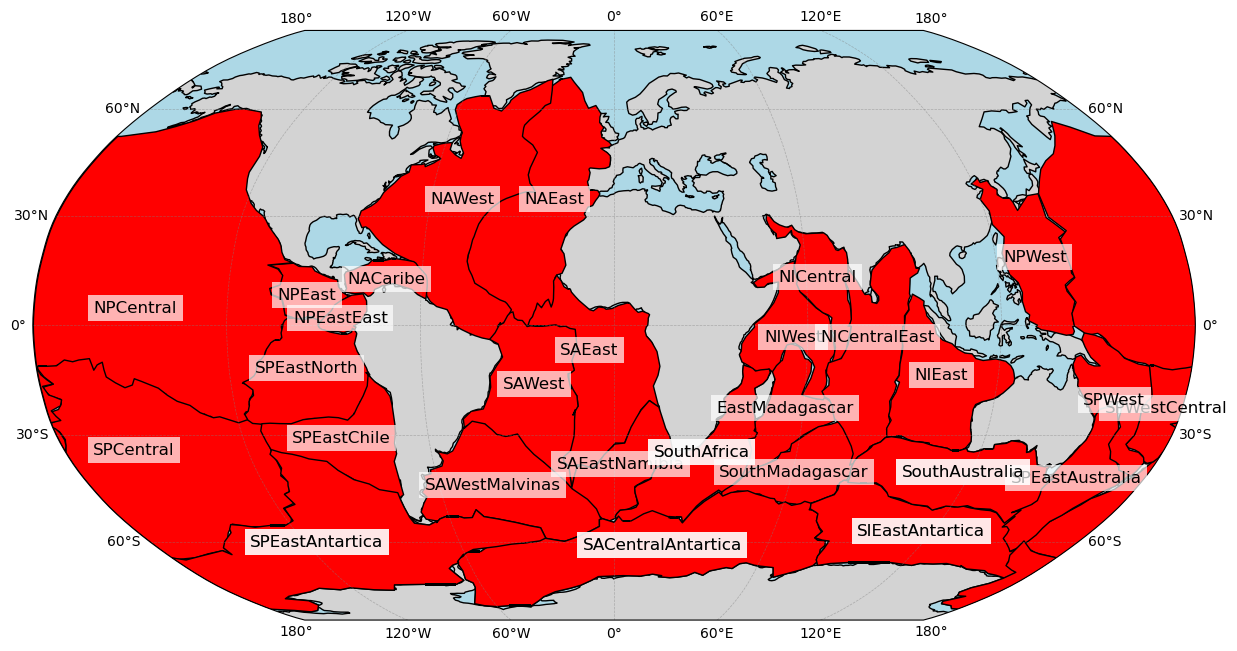
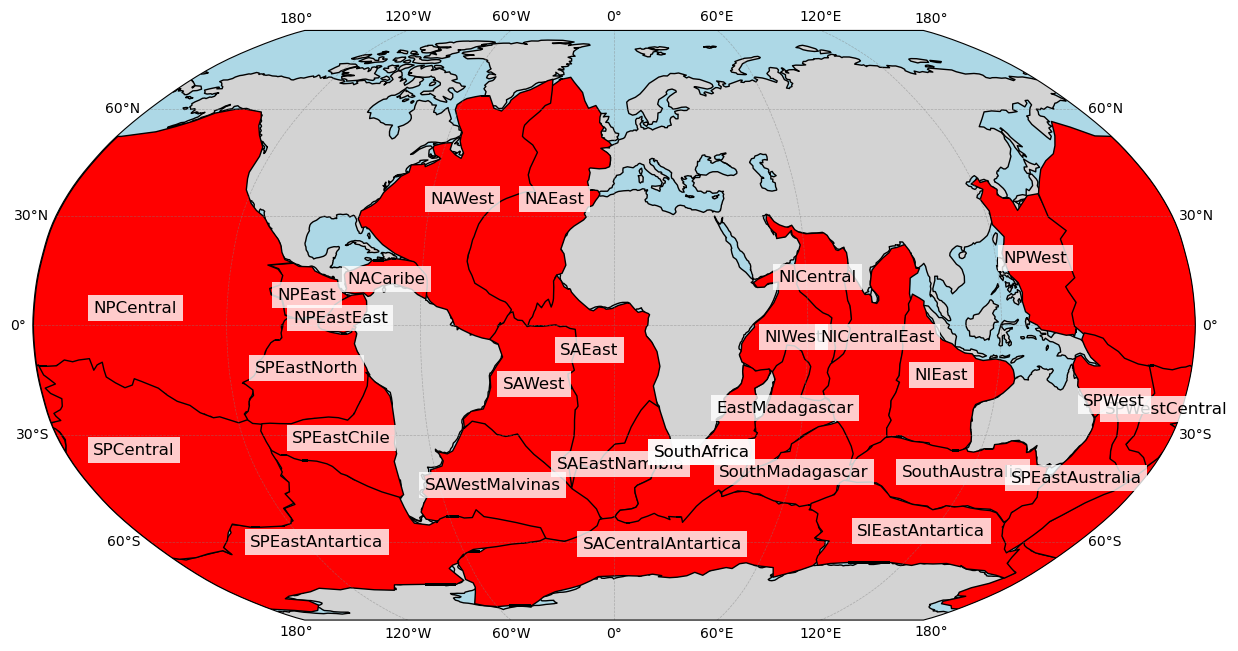
The change to this notebook cell's code, shown as a diff; its figure went from the first image to the second:
--- before
+++ after
@@ -2,5 +2,4 @@
 ax = plt.axes(projection=ccrs.Robinson())
 ax.set_global()
-#ax.set_extent([-90, 180, -90, 90], crs=ccrs.PlateCarree())
 ax.coastlines(resolution='110m')
 ax.add_feature(cfeature.LAND, facecolor='lightgray')
@@ -17,5 +16,5 @@
         edgecolor='black')
    
-    ax.text(df.lon.mean(),df.lat.mean(),file[10:-4],transform=ccrs.PlateCarree(),fontsize=12,ha='center',va='center',bbox=dict(facecolor='white', alpha=0.7,edgecolor='none' ))
+    ax.text(df.lon.mean(),df.lat.mean(),file[10:-4],transform=ccrs.PlateCarree(),fontsize=12,ha='center',va='center',bbox=dict(facecolor='white', alpha=0.8,edgecolor='none' ))
     
 
@@ -29,5 +28,5 @@
         facecolor='red',
         edgecolor='black')
-    ax.text(df.lon.mean(),df.lat.mean(),file[10:-4],transform=ccrs.PlateCarree(),fontsize=12,ha='center',va='center',bbox=dict(facecolor='white', alpha=0.7,edgecolor='none' ))
+    ax.text(df.lon.mean(),df.lat.mean(),file[10:-4],transform=ccrs.PlateCarree(),fontsize=12,ha='center',va='center',bbox=dict(facecolor='white', alpha=0.8,edgecolor='none' ))
 
 for file in filesP:
@@ -40,5 +39,5 @@
         facecolor='red',
         edgecolor='black')
-    ax.text(df.lon.mean(),df.lat.mean(),file[10:-4],transform=ccrs.PlateCarree(),fontsize=12,ha='center',va='center',bbox=dict(facecolor='white', alpha=0.7,edgecolor='none' ))
+    ax.text(df.lon.mean(),df.lat.mean(),file[10:-4],transform=ccrs.PlateCarree(),fontsize=12,ha='center',va='center',bbox=dict(facecolor='white', alpha=0.8,edgecolor='none' ))
 
 

Commit: update limits basins